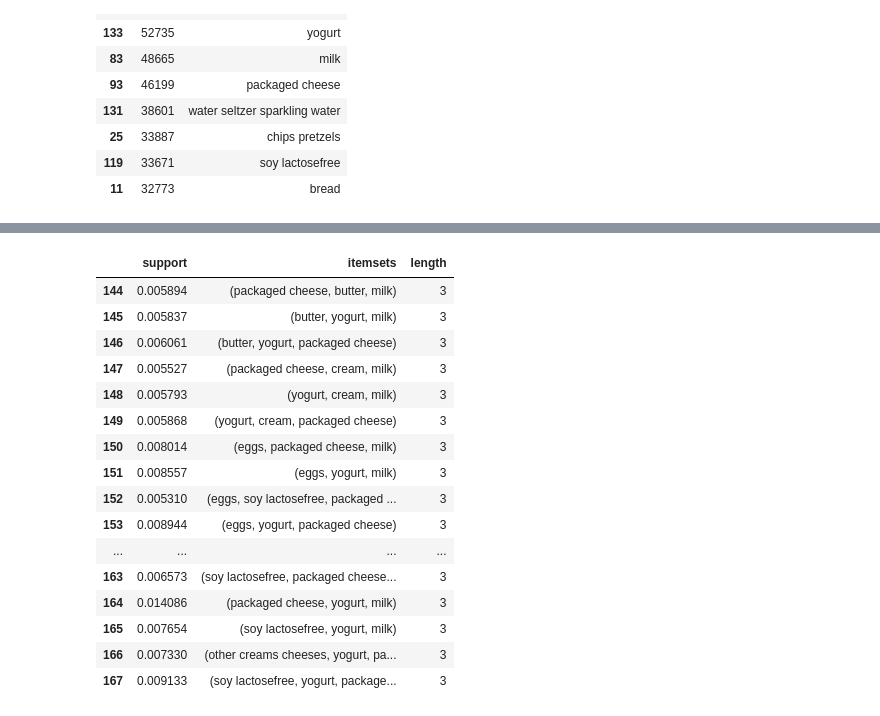
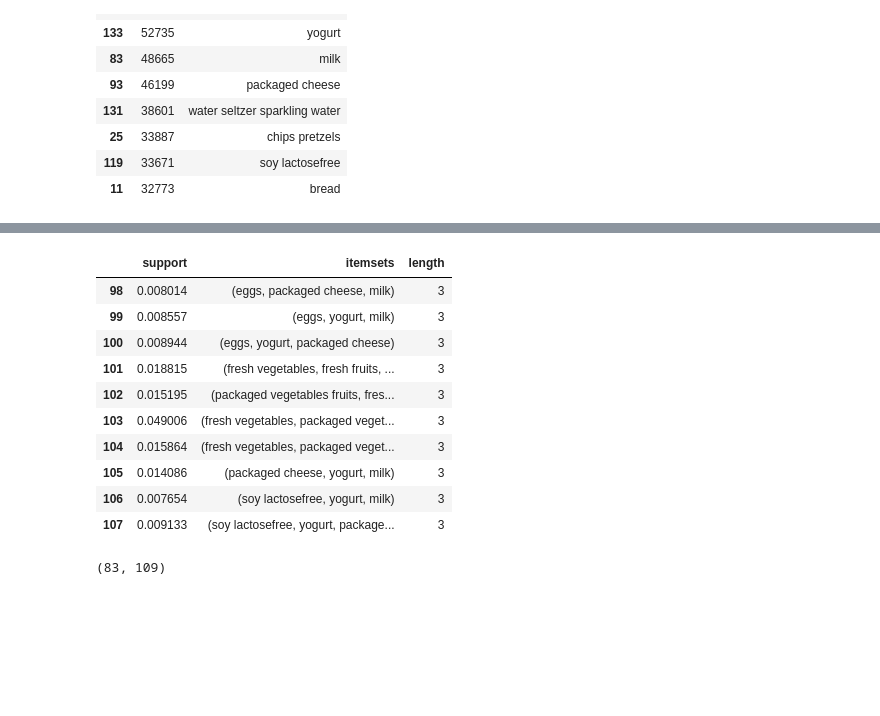
Before and after one commit to baco0611/Analyze_Hunter_Shop_DataMining, a Jupyter notebook: data.ipynb, the cells around one changed output, grey strips where cells are left out. Drawn from its saved outputs; the diff is of its cells as text; code cells hidden in the pictures; blank space fills up the shorter version.

Commit message:
[UPDATE] Add association_rules and Threshold for min_support

```diff
--- a/data.ipynb
+++ b/data.ipynb
@@ -668,8 +672,9 @@ f_user = pf_user.iloc[0]-pf_user.iloc[3]
 a_user = f_user.tolist()
 b_user = list(f_user.index)
 item_user = pd.DataFrame([[a_user[r],b_user[r]]for r in range(len(a_user))], columns=['Count','Item'])
-item_user = item_user.sort_values(['Count'], ascending=False).head(50)
-item_user.head(10)
+item_user = item_user.sort_values(['Count'], ascending=False)
+# item_user = item_user.sort_values(['Count'], ascending=False).head(50)
+item_user
 # %% [output]
 |  | Count | Item |
 | 50 | 66823 | fresh fruits |
@@ -706,3 +713,32 @@ distutils Version classes are deprecated. Use packaging.version instead.
 
 distutils Version classes are deprecated. Use packaging.version instead.
 [interactive output not drawn]
+# %%
+# Tính trung bình (mean) của cột 'Count'
+mean_value = item['Count'].mean()
+
+# Tính trung vị (median) của cột 'Count'
+median_value = item['Count'].median()
+
+count_column = item['Count'].sum()
+
+print(mean_value, median_value, count_column)
+print(mean_value/count_column)
+print(median_value/count_column/2)
+
+min_support = median_value/count_column/2
+
+# For User
+# Tính trung bình (mean) của cột 'Count'
+mean_value_user = item_user['Count'].mean()
+
+# Tính trung vị (median) của cột 'Count'
+median_value_user = item_user['Count'].median()
+
+count_column_user = item_user['Count'].sum()
+
+print(mean_value_user, median_value_user, count_column_user)
+print(mean_value_user/count_column_user)
+print(median_value_user/count_column_user/2)
+
+min_support_user = median_value_user/count_column_user/2
@@ -760,4 +803,4 @@ freq_items[(freq_items['length']==3)&(freq_items['support']>=0.005)]
 # %%
-freq_items_user = apriori(transactions_user, min_support=0.005, use_colnames=True, verbose=1)
+freq_items_user = apriori(transactions_user, min_support=min_support_user, use_colnames=True, verbose=1)
 freq_items_user.head(7)
 # %% [output]
@@ -802,20 +845,21 @@ freq_items_user.tail(10)
 # %%
-freq_items_user[(freq_items_user['length']==3)&(freq_items_user['support']>=0.005)]
+freq_items_user[(freq_items_user['length']==3)&(freq_items_user['support']>=min_support_user)]
 # %% [output]
 |  | support | itemsets | length |
-| 144 | 0.005894 | (packaged cheese, butter, milk) | 3 |
-| 145 | 0.005837 | (butter, yogurt, milk) | 3 |
-| 146 | 0.006061 | (butter, yogurt, packaged cheese) | 3 |
-| 147 | 0.005527 | (packaged cheese, cream, milk) | 3 |
-| 148 | 0.005793 | (yogurt, cream, milk) | 3 |
-| 149 | 0.005868 | (yogurt, cream, packaged cheese) | 3 |
-| 150 | 0.008014 | (eggs, packaged cheese, milk) | 3 |
-| 151 | 0.008557 | (eggs, yogurt, milk) | 3 |
-| 152 | 0.005310 | (eggs, soy lactosefree, packaged ... | 3 |
-| 153 | 0.008944 | (eggs, yogurt, packaged cheese) | 3 |
-| ... | ... | ... | ... |
-| 163 | 0.006573 | (soy lactosefree, packaged cheese... | 3 |
-| 164 | 0.014086 | (packaged cheese, yogurt, milk) | 3 |
-| 165 | 0.007654 | (soy lactosefree, yogurt, milk) | 3 |
-| 166 | 0.007330 | (other creams cheeses, yogurt, pa... | 3 |
-| 167 | 0.009133 | (soy lactosefree, yogurt, package... | 3 |
+| 98 | 0.008014 | (eggs, packaged cheese, milk) | 3 |
+| 99 | 0.008557 | (eggs, yogurt, milk) | 3 |
+| 100 | 0.008944 | (eggs, yogurt, packaged cheese) | 3 |
+| 101 | 0.018815 | (fresh vegetables, fresh fruits, ... | 3 |
+| 102 | 0.015195 | (packaged vegetables fruits, fres... | 3 |
+| 103 | 0.049006 | (fresh vegetables, packaged veget... | 3 |
+| 104 | 0.015864 | (fresh vegetables, packaged veget... | 3 |
+| 105 | 0.014086 | (packaged cheese, yogurt, milk) | 3 |
+| 106 | 0.007654 | (soy lactosefree, yogurt, milk) | 3 |
+| 107 | 0.009133 | (soy lactosefree, yogurt, package... | 3 |
+# %%
+items = [list(x) for x in freq_items.itemsets]
+items_user = [list(x) for x in freq_items_user.itemsets]
+
+len(items), len(items_user)
+# %% [output]
+(83, 109)
```
Also changed, not shown: parts of 18 cells of this notebook.
